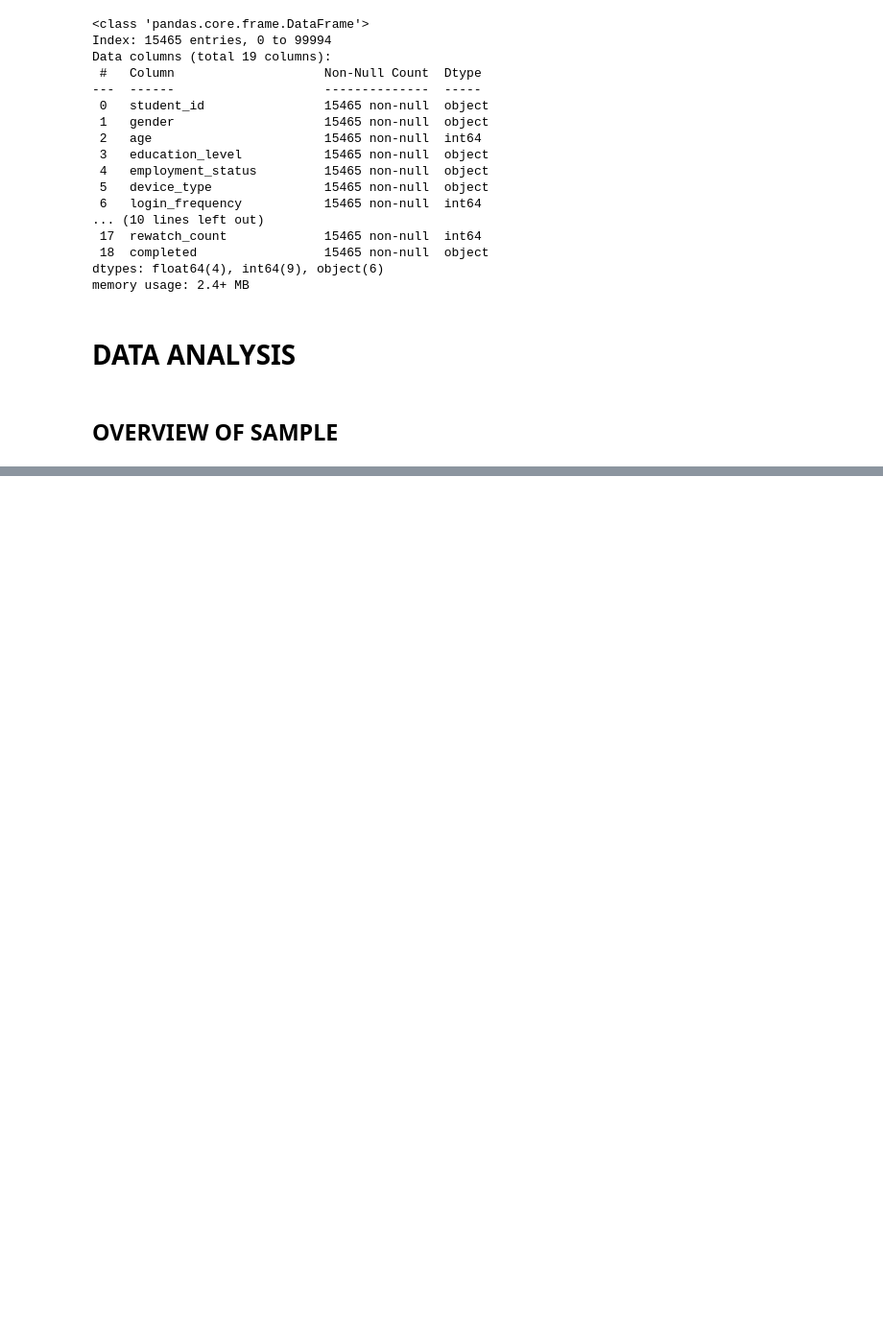
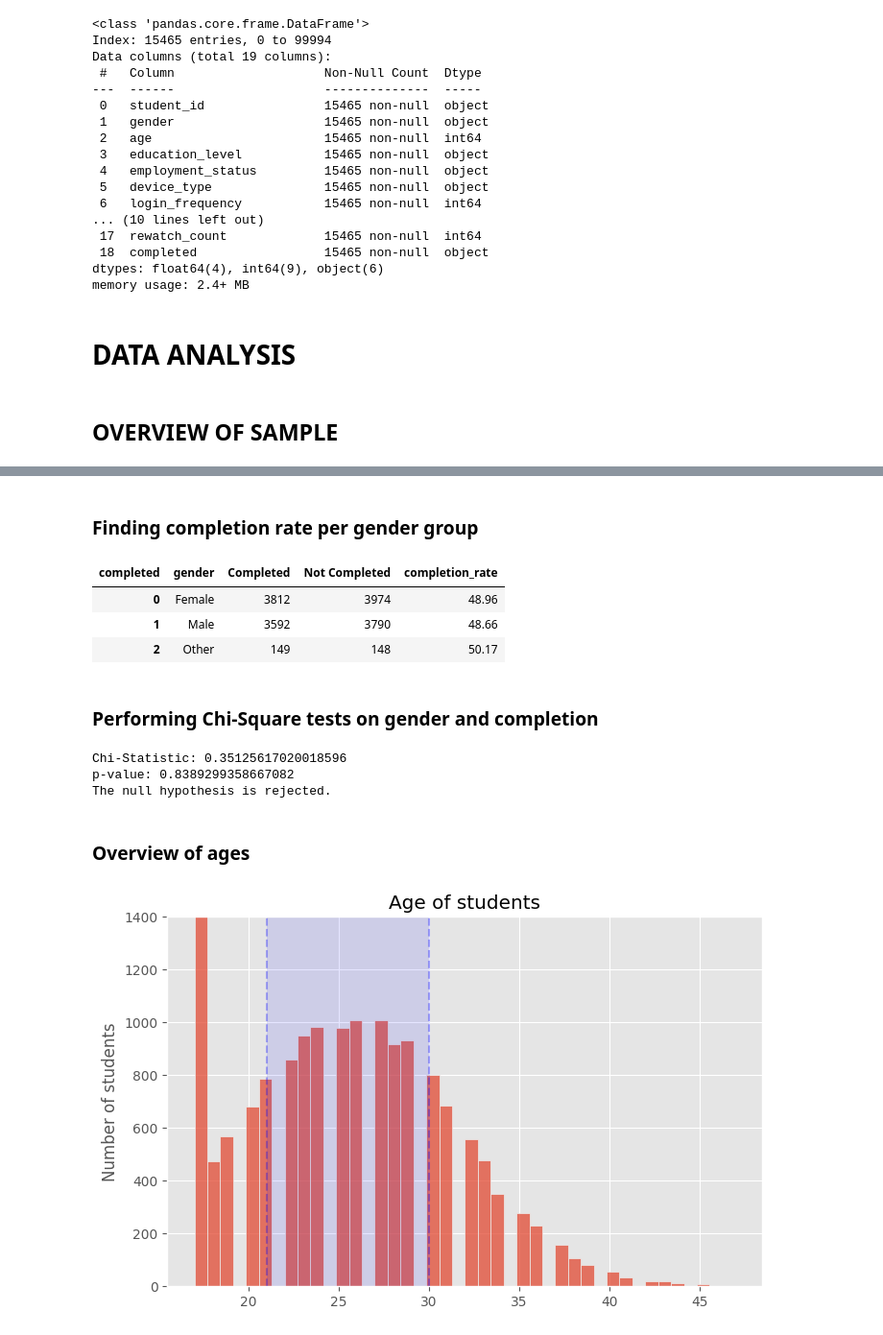
Before and after one commit to boredanalyst/Predicting-Course-Completion-Using-Student-Engagement, a Jupyter notebook: student-engagement-vs-course-completion.ipynb, the cells around one changed output, grey strips where cells are left out. Shown at 96% size. Cells and saved outputs as stored; diff of their text form; code cells hidden in the pictures; blank space fills up the shorter version.

```diff
--- a/student-engagement-vs-course-completion.ipynb
+++ b/student-engagement-vs-course-completion.ipynb
@@ -178,0 +178,57 @@ memory usage: 2.4+ MB
+# %% [markdown]
+### Finding completion rate per gender group ###
+# %%
+## plotting the pivot table
+
+viz_df = pd.crosstab(df["gender"], df["completed"])
+viz_df = viz_df.reset_index()
+viz_df["completion_rate"] = round((viz_df["Completed"] / (viz_df["Completed"] + viz_df["Not Completed"])) * 100, 2)
+
+viz_df
+# %% [output]
+| completed | gender | Completed | Not Completed | completion_rate |
+| 0 | Female | 3812 | 3974 | 48.96 |
+| 1 | Male | 3592 | 3790 | 48.66 |
+| 2 | Other | 149 | 148 | 50.17 |
+# %% [markdown]
+### Performing Chi-Square tests on gender and completion
+# %%
+### plotting the crosstable
+
+stat_df = pd.crosstab(df["gender"],df["completed"])
+chi2, p_value, dof, expected = stats.chi2_contingency(stat_df)
+
+## Printing the results
+print(f"Chi-Statistic: {chi2}")
+print(f'p-value: {p_value}')
+
+print("The null hypothesis is rejected.")
+# %% [output]
+Chi-Statistic: 0.35125617020018596
+p-value: 0.8389299358667082
+The null hypothesis is rejected.
+# %% [markdown]
+### Overview of ages ###
+# %%
+## plotting a histogram for the ages
+
+viz_df = df["age"]
+
+## plotting the chart
+
+plt.figure(figsize=(8,5))
+sns.histplot(viz_df)
+
+## annotating the chart
+
+plt.ylim(0,1400)
+plt.title("Age of students")
+plt.xlabel("")
+plt.axvline(21, linestyle="--", alpha=0.3, color="blue")
+plt.axvline(30, linestyle="--", alpha=0.3, color="blue")
+plt.fill_between((21,30),1400,color="blue",alpha=0.1)
+plt.ylabel("Number of students")
+
+plt.show()
+# %% [output]
+[figure, added]
```
Also changed, not shown: parts of 8 cells of this notebook.
